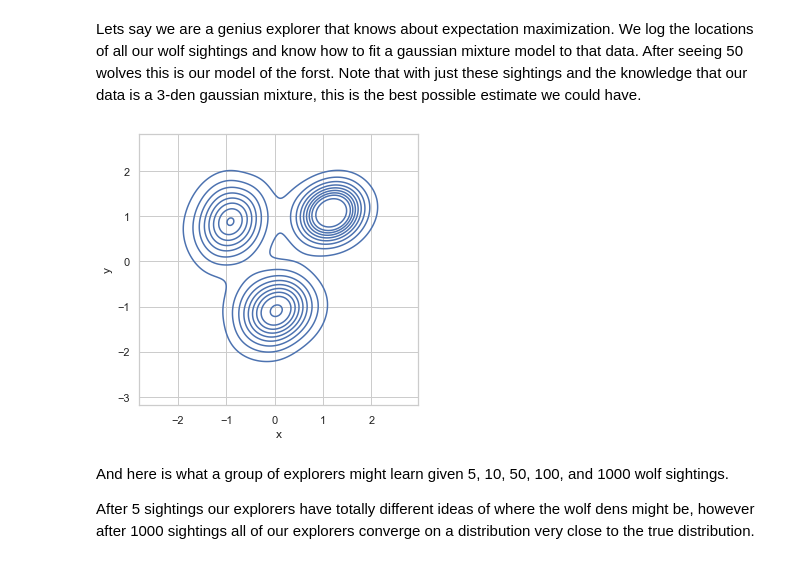
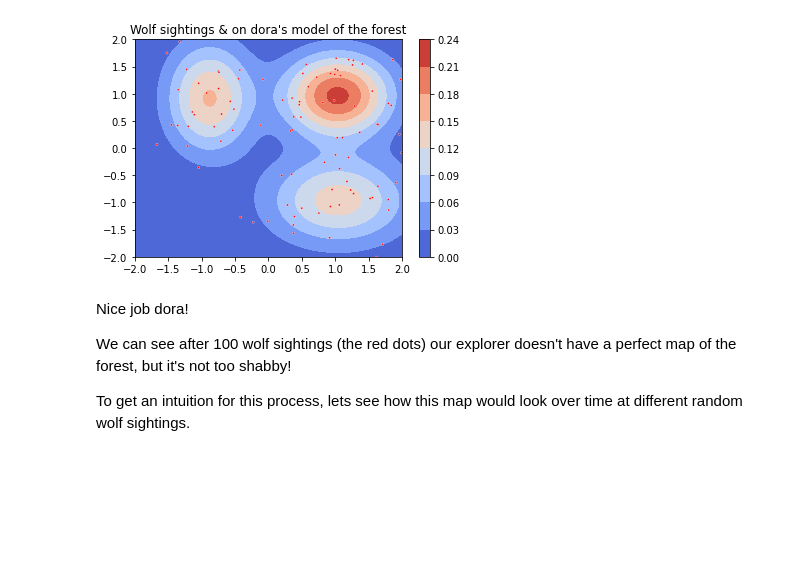
Before and after one commit to Aidankeogh/truth_graph, a Jupyter notebook: card_1_intuition.ipynb, the cells around one changed output. Drawn from its saved outputs; the diff is of its cells as text; code cells hidden in the pictures; blank space fills up the shorter version.

Commit message:
card 1 polished, cards 2 and 3 in progress

```diff
--- a/card_1_intuition.ipynb
+++ b/card_1_intuition.ipynb
@@ -8,6 +8,4 @@ import pandas as pd
 import seaborn as sns
 import matplotlib.pyplot as plt
 from third_party.gmm_torch.gmm import GaussianMixture
-from card_1_lib import visualize_gmm
-sns.set(rc={'figure.figsize':(5,5)})
-sns.set_style("whitegrid")
+from card_1_lib import plot_distribution
@@ -66,20 +72,34 @@ visualize_gmm(real_world)
-# %% [markdown]
-Lets say we are a genius explorer that knows about expectation maximization. We log the locations of all our wolf sightings and know how to fit a gaussian mixture model to that data. After seeing 50 wolves this is our model of the forst. Note that with just these sightings and the knowledge that our data is a 3-den gaussian mixture, this is the best possible estimate we could have.
 # %%
-samples, classes = real_world.sample(50)
+class Explorer:
+    def __init__(self):
+        self.environment = wolf_forest
 
-explorer = GaussianMixture(
-    n_components=3,
-    n_features=2,
-    covariance_type="diag"
-)
+    def sample(self, num_samples):
+        sightings, _ = self.environment.sample(num_samples)
+        return sightings
 
-explorer.fit(samples)
-visualize_gmm(explorer)
+    def train(self, data):
+        model = GaussianMixture(
+                n_components=3,
+                n_features=2
+        )
+        model.fit(data)
+        return model
+
+dora = Explorer()
+wolf_locations = dora.sample(100) # 50 wolves!
+dora.model = dora.train(wolf_locations)
+
+plot_distribution(dora.model)
+sns.scatterplot(x=wolf_locations[:, 0], y=wolf_locations[:, 1], size=0.1, marker=".", color="red", legend=False)
+plt.title("Wolf sightings & on dora's model of the forest")
+plt.show()
 # %% [output]
-[figure, old version]
+[figure, new version]
-# %% [markdown]
-And here is what a group of explorers might learn given 5, 10, 50, 100, and 1000 wolf sightings.
-
-After 5 sightings our explorers have totally different ideas of where the wolf dens might be, however after 1000 sightings all of our explorers converge on a distribution very close to the true distribution.
+# %% [markdown]
+Nice job dora!
+
+We can see after 100 wolf sightings (the red dots) our explorer doesn't have a perfect map of the forest, but it's not too shabby!
+
+To get an intuition for this process, lets see how this map would look over time at different random wolf sightings.
 # %%
```
Also changed, not shown: parts of 7 cells of this notebook, 3 other files.
